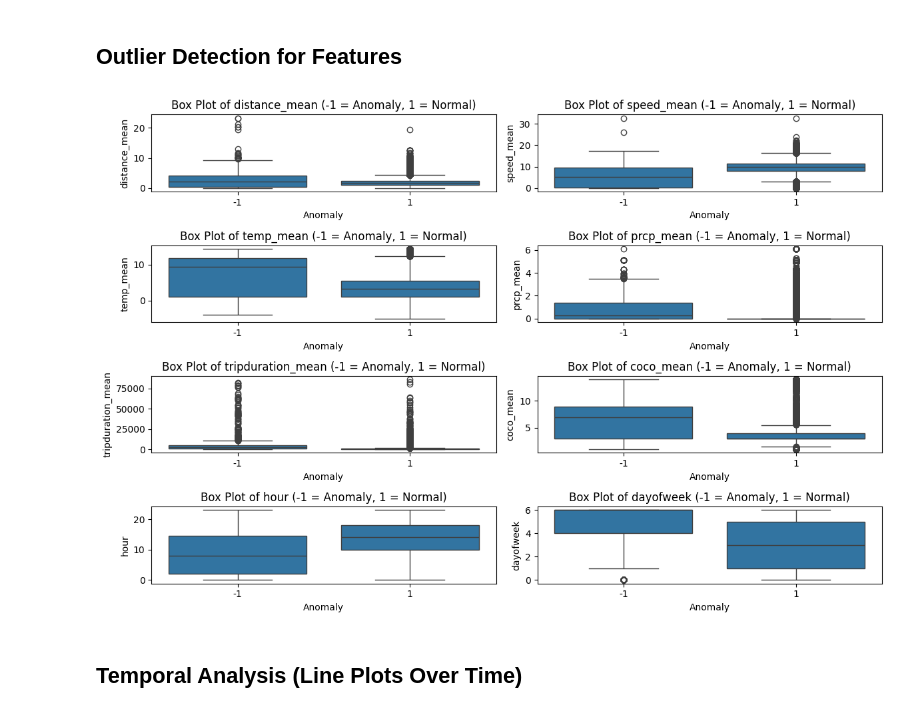
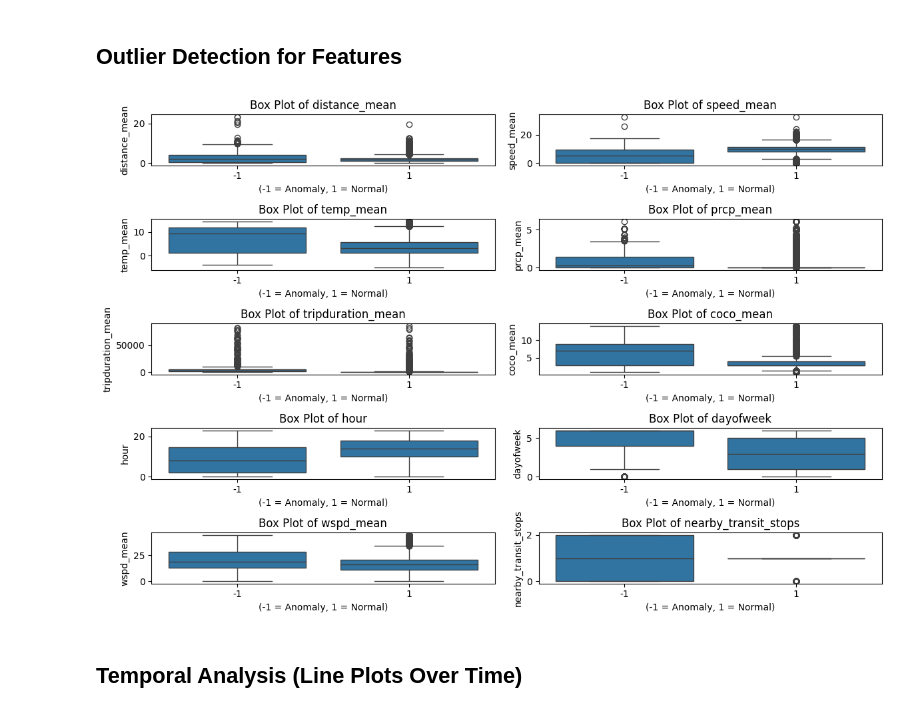
Before and after one commit to elnurisg/anomaly_detection_for_shared_mobility, a Jupyter notebook: station_focus/data_analysis.ipynb, the cells around one changed output. Drawn from its saved outputs; the diff is of its cells as text; code cells hidden in the pictures.

```diff
--- a/station_focus/data_analysis.ipynb
+++ b/station_focus/data_analysis.ipynb
@@ -235,22 +235,24 @@ plt.show()
 ## Outlier Detection for Features
 # %%
 # Features to analyze
-features = ['distance_mean', 'speed_mean', 'temp_mean', 'prcp_mean', 'tripduration_mean', 'coco_mean', 'hour', 'dayofweek']
+features = ['distance_mean', 'speed_mean', 'temp_mean',
+            'prcp_mean', 'tripduration_mean', 'coco_mean',
+            'hour', 'dayofweek', 'wspd_mean', 'nearby_transit_stops']
 
 # Box plots for normal data and anomalies
-fig, axes = plt.subplots(4, 2, figsize=(12, 8))
+fig, axes = plt.subplots(5, 2, figsize=(12, 8))
 axes = axes.flatten()
 
 for i, feature in enumerate(features):
     sns.boxplot(data=station_data, x='anomaly', y=feature, ax=axes[i])
-    axes[i].set_title(f'Box Plot of {feature} (-1 = Anomaly, 1 = Normal)')
-    axes[i].set_xlabel('Anomaly')
+    axes[i].set_title(f'Box Plot of {feature}')
+    axes[i].set_xlabel('(-1 = Anomaly, 1 = Normal)')
     axes[i].set_ylabel(feature)
 
 plt.tight_layout()
 plt.show()
 # %% [output]
-[figure, old version]
+[figure, new version]
 # %% [markdown]
 ## Temporal Analysis (Line Plots Over Time)
 # %%
```
Also changed, not shown: parts of 9 cells of this notebook.
